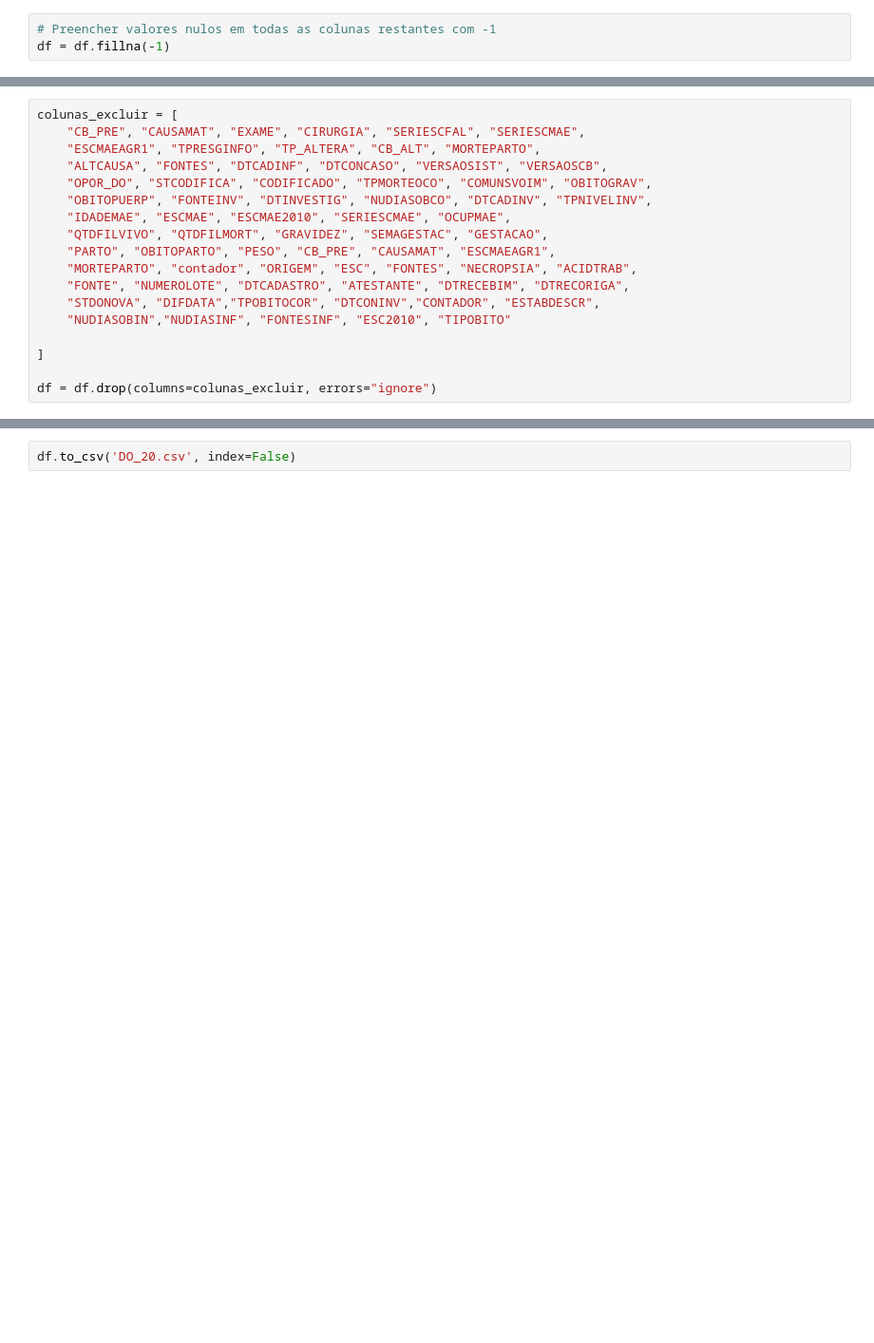
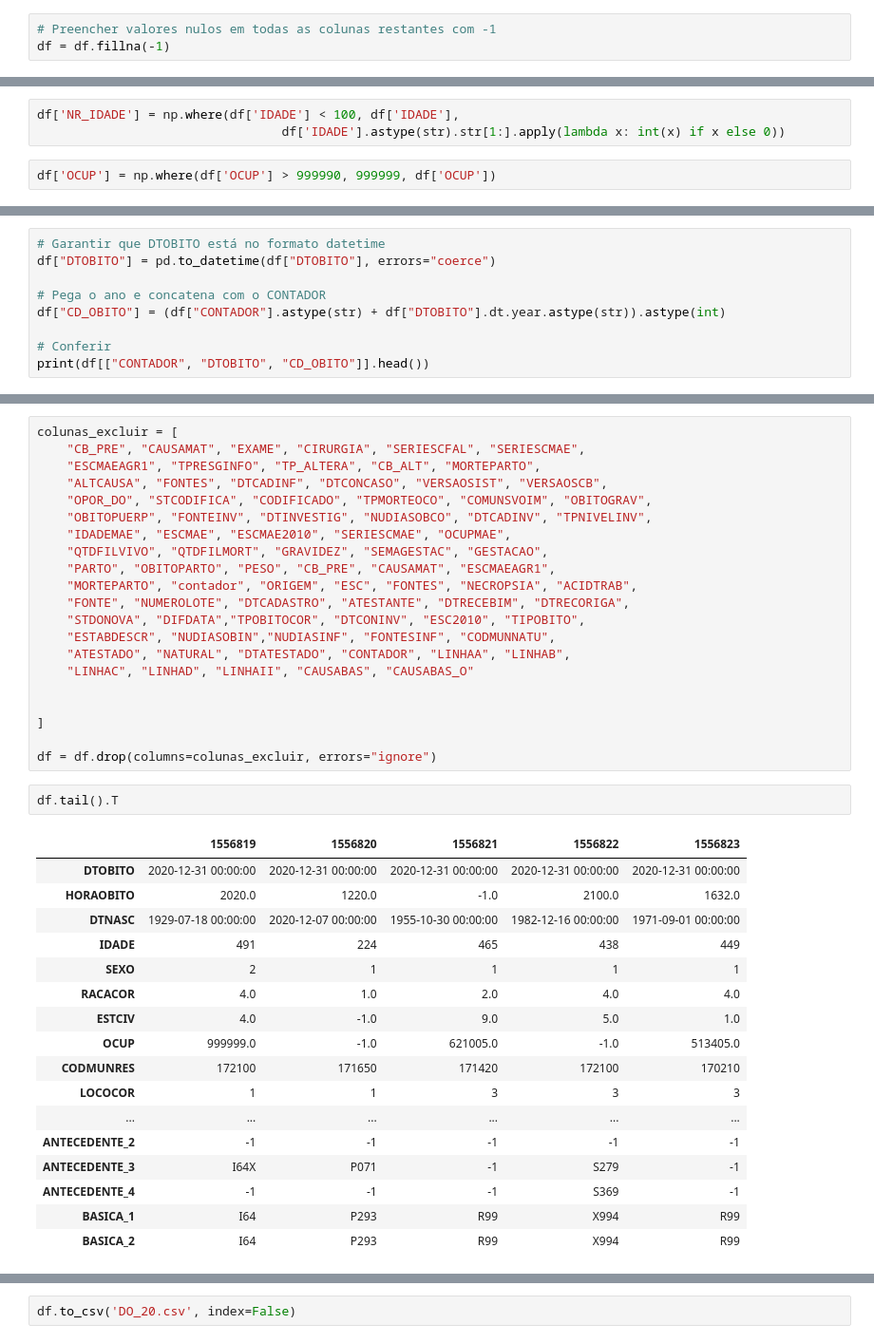
Before and after one commit to caiogoia123/Projeto_Final_BI, a Jupyter notebook: Projeto_Final_2020.ipynb, the cells around one changed output, grey strips where cells are left out. Shown at 95% size. Drawn from its saved outputs; the diff is of its cells as text; blank space fills up the shorter version.

```diff
--- a/Projeto_Final_2020.ipynb
+++ b/Projeto_Final_2020.ipynb
@@ -367,0 +306,5 @@ memory usage: 1.0+ GB
+# %%
+df['NR_IDADE'] = np.where(df['IDADE'] < 100, df['IDADE'],
+                                 df['IDADE'].astype(str).str[1:].apply(lambda x: int(x) if x else 0))
+# %%
+df['OCUP'] = np.where(df['OCUP'] > 999990, 999999, df['OCUP'])
@@ -367,0 +313,9 @@ memory usage: 1.0+ GB
+# %%
+# Garantir que DTOBITO está no formato datetime
+df["DTOBITO"] = pd.to_datetime(df["DTOBITO"], errors="coerce")
+
+# Pega o ano e concatena com o CONTADOR
+df["CD_OBITO"] = (df["CONTADOR"].astype(str) + df["DTOBITO"].dt.year.astype(str)).astype(int)
+
+# Conferir
+print(df[["CONTADOR", "DTOBITO", "CD_OBITO"]].head())
@@ -377,12 +392,35 @@ colunas_excluir = [
     "PARTO", "OBITOPARTO", "PESO", "CB_PRE", "CAUSAMAT", "ESCMAEAGR1",
     "MORTEPARTO", "contador", "ORIGEM", "ESC", "FONTES", "NECROPSIA", "ACIDTRAB",
     "FONTE", "NUMEROLOTE", "DTCADASTRO", "ATESTANTE", "DTRECEBIM", "DTRECORIGA",
-    "STDONOVA", "DIFDATA","TPOBITOCOR", "DTCONINV","CONTADOR", "ESTABDESCR",
-    "NUDIASOBIN","NUDIASINF", "FONTESINF", "ESC2010", "TIPOBITO"
+    "STDONOVA", "DIFDATA","TPOBITOCOR", "DTCONINV", "ESC2010", "TIPOBITO",
+    "ESTABDESCR", "NUDIASOBIN","NUDIASINF", "FONTESINF", "CODMUNNATU",
+    "ATESTADO", "NATURAL", "DTATESTADO", "CONTADOR", "LINHAA", "LINHAB",
+    "LINHAC", "LINHAD", "LINHAII", "CAUSABAS", "CAUSABAS_O"
+
 
 ]
 
 df = df.drop(columns=colunas_excluir, errors="ignore")
+# %%
+df.tail().T
+# %% [output]
+|  | 1556819 | 1556820 | 1556821 | 1556822 | 1556823 |
+| DTOBITO | 2020-12-31 00:00:00 | 2020-12-31 00:00:00 | 2020-12-31 00:00:00 | 2020-12-31 00:00:00 | 2020-12-31 00:00:00 |
+| HORAOBITO | 2020.0 | 1220.0 | -1.0 | 2100.0 | 1632.0 |
+| DTNASC | 1929-07-18 00:00:00 | 2020-12-07 00:00:00 | 1955-10-30 00:00:00 | 1982-12-16 00:00:00 | 1971-09-01 00:00:00 |
+| IDADE | 491 | 224 | 465 | 438 | 449 |
+| SEXO | 2 | 1 | 1 | 1 | 1 |
+| RACACOR | 4.0 | 1.0 | 2.0 | 4.0 | 4.0 |
+| ESTCIV | 4.0 | -1.0 | 9.0 | 5.0 | 1.0 |
+| OCUP | 999999.0 | -1.0 | 621005.0 | -1.0 | 513405.0 |
+| CODMUNRES | 172100 | 171650 | 171420 | 172100 | 170210 |
+| LOCOCOR | 1 | 1 | 3 | 3 | 3 |
+| ... | ... | ... | ... | ... | ... |
+| ANTECEDENTE_2 | -1 | -1 | -1 | -1 | -1 |
+| ANTECEDENTE_3 | I64X | P071 | -1 | S279 | -1 |
+| ANTECEDENTE_4 | -1 | -1 | -1 | S369 | -1 |
+| BASICA_1 | I64 | P293 | R99 | X994 | R99 |
+| BASICA_2 | I64 | P293 | R99 | X994 | R99 |
 # %%
 df.info()
 # %% [output]
```
Also changed, not shown: parts of 17 cells of this notebook.
